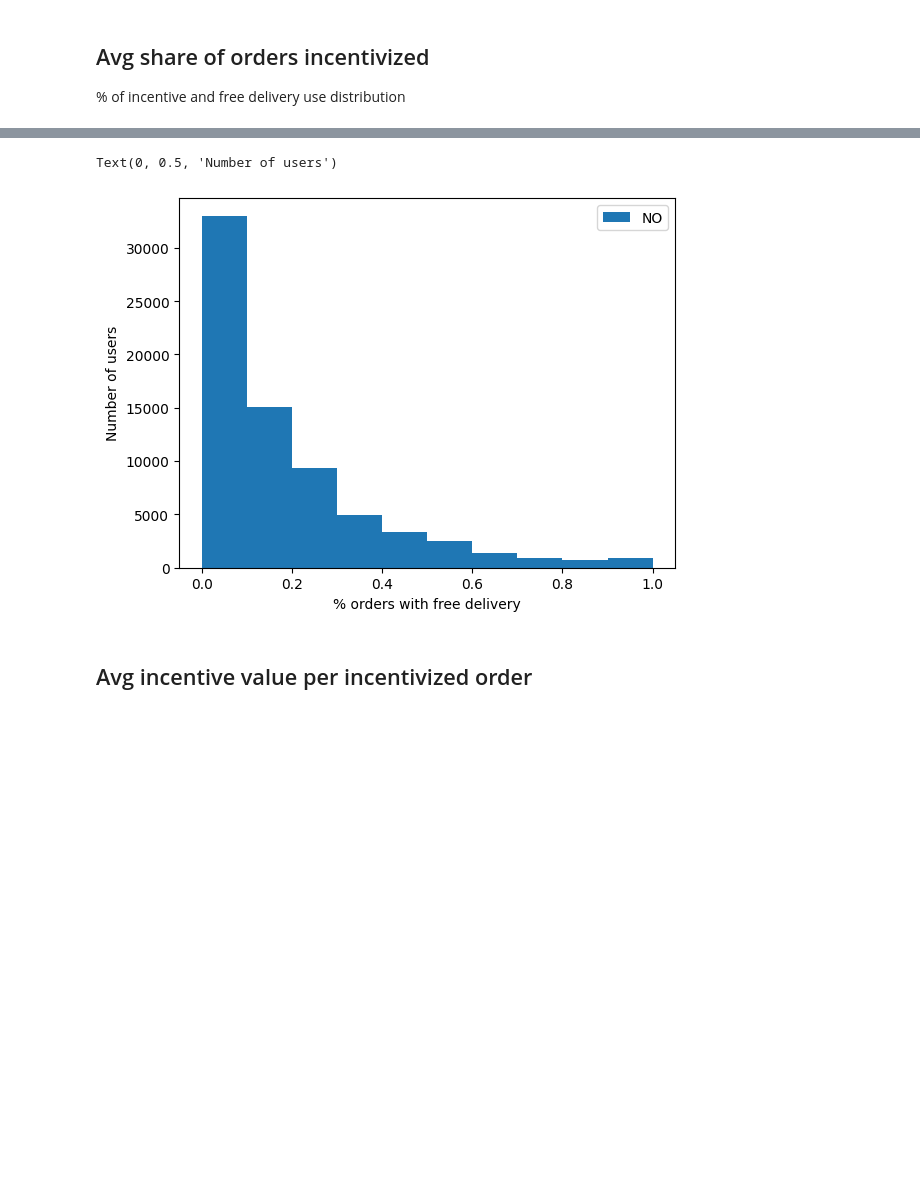
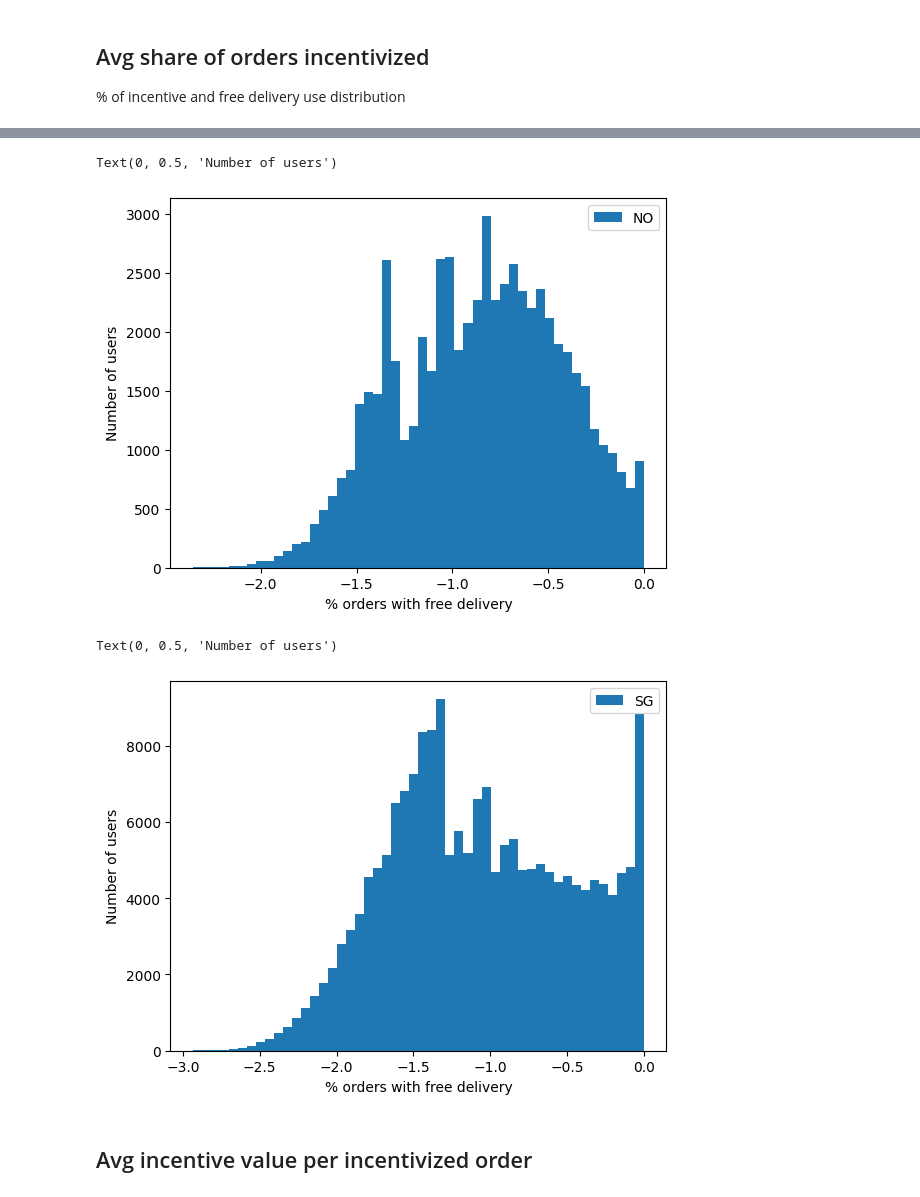
Before and after one commit to AChiaraCapuano/incentives_analysis, a Jupyter notebook: analysis_nb.ipynb, the cells around one changed output, grey strips where cells are left out. Drawn from its saved outputs; the diff is of its cells as text; code cells hidden in the pictures; blank space fills up the shorter version.

```diff
--- a/analysis_nb.ipynb
+++ b/analysis_nb.ipynb
@@ -100,16 +104,19 @@ len(df_incentivized_SG[df_incentivized_SG['has_free_delivery']>0])/len(df_incent
 # %%
-plt.hist(df_incentivized['has_free_delivery'], label="NO");
+plt.hist(np.log10(df_incentivized[df_incentivized['has_free_delivery']>0]['has_free_delivery']), label="NO", bins=50);
 plt.legend(loc='upper right');
 plt.xlabel('% orders with free delivery')
 plt.ylabel('Number of users')
 # %% [output]
 Text(0, 0.5, 'Number of users')
-[figure, old version]
+[figure, new version]
 # %%
-plt.hist(df_incentivized_SG['has_free_delivery'], label="SG");
+plt.hist(np.log10(df_incentivized_SG[df_incentivized_SG['has_free_delivery']>0]['has_free_delivery']), label="SG", bins=50);
 plt.legend(loc='upper right');
 plt.xlabel('% orders with free delivery')
 plt.ylabel('Number of users')
+# %% [output]
+Text(0, 0.5, 'Number of users')
+[figure, added]
 # %% [markdown]
 ## Avg incentive value per incentivized order
 # %%
```
Also changed, not shown: parts of 59 cells of this notebook.
